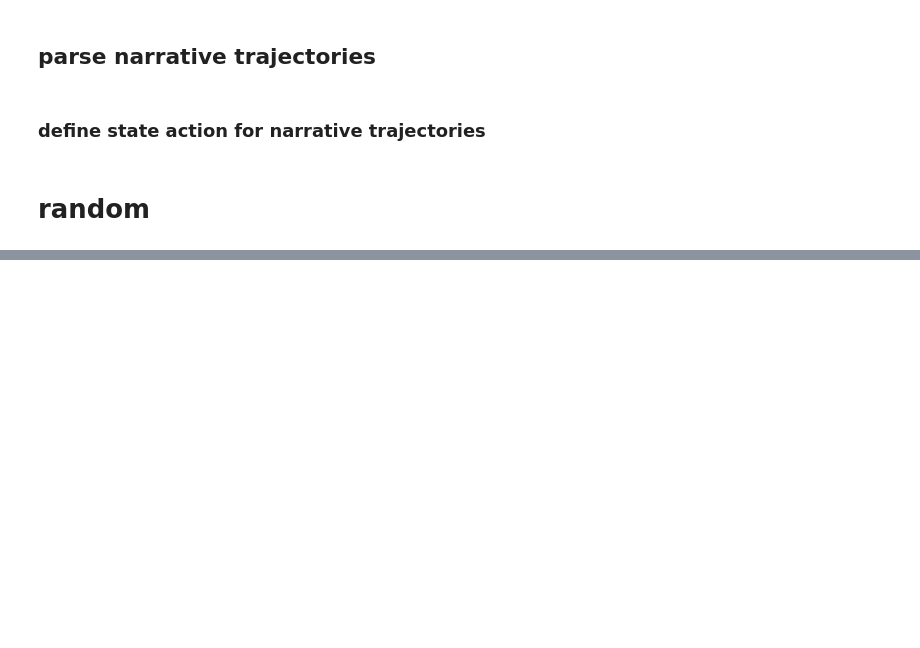
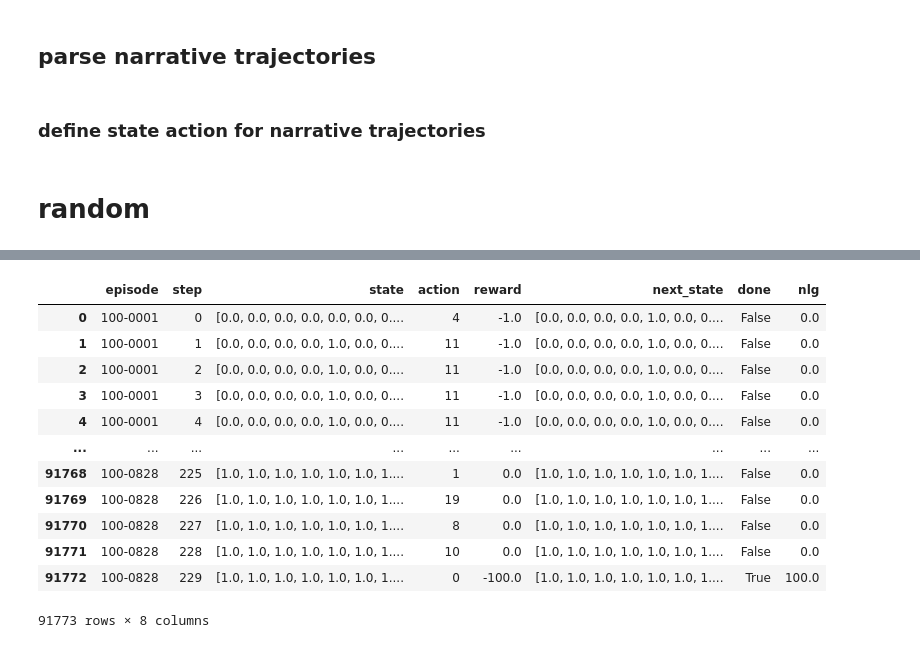
Before and after one commit to FahmidMorshed/CrystalIsland-RL, a Jupyter notebook: src/data_preprocessing.ipynb, the cells around one changed output, grey strips where cells are left out. Drawn from its saved outputs; the diff is of its cells as text; code cells hidden in the pictures; blank space fills up the shorter version.

```diff
--- a/src/data_preprocessing.ipynb
+++ b/src/data_preprocessing.ipynb
@@ -539,0 +571,16 @@ df.groupby(['episode','action']).count().groupby(['action']).describe()
+# %%
+df
+# %% [output]
+|  | episode | step | state | action | reward | next_state | done | nlg |
+| 0 | 100-0001 | 0 | [0.0, 0.0, 0.0, 0.0, 0.0, 0.0, 0.... | 4 | -1.0 | [0.0, 0.0, 0.0, 0.0, 1.0, 0.0, 0.... | False | 0.0 |
+| 1 | 100-0001 | 1 | [0.0, 0.0, 0.0, 0.0, 1.0, 0.0, 0.... | 11 | -1.0 | [0.0, 0.0, 0.0, 0.0, 1.0, 0.0, 0.... | False | 0.0 |
+| 2 | 100-0001 | 2 | [0.0, 0.0, 0.0, 0.0, 1.0, 0.0, 0.... | 11 | -1.0 | [0.0, 0.0, 0.0, 0.0, 1.0, 0.0, 0.... | False | 0.0 |
+| 3 | 100-0001 | 3 | [0.0, 0.0, 0.0, 0.0, 1.0, 0.0, 0.... | 11 | -1.0 | [0.0, 0.0, 0.0, 0.0, 1.0, 0.0, 0.... | False | 0.0 |
+| 4 | 100-0001 | 4 | [0.0, 0.0, 0.0, 0.0, 1.0, 0.0, 0.... | 11 | -1.0 | [0.0, 0.0, 0.0, 0.0, 1.0, 0.0, 0.... | False | 0.0 |
+| ... | ... | ... | ... | ... | ... | ... | ... | ... |
+| 91768 | 100-0828 | 225 | [1.0, 1.0, 1.0, 1.0, 1.0, 1.0, 1.... | 1 | 0.0 | [1.0, 1.0, 1.0, 1.0, 1.0, 1.0, 1.... | False | 0.0 |
+| 91769 | 100-0828 | 226 | [1.0, 1.0, 1.0, 1.0, 1.0, 1.0, 1.... | 19 | 0.0 | [1.0, 1.0, 1.0, 1.0, 1.0, 1.0, 1.... | False | 0.0 |
+| 91770 | 100-0828 | 227 | [1.0, 1.0, 1.0, 1.0, 1.0, 1.0, 1.... | 8 | 0.0 | [1.0, 1.0, 1.0, 1.0, 1.0, 1.0, 1.... | False | 0.0 |
+| 91771 | 100-0828 | 228 | [1.0, 1.0, 1.0, 1.0, 1.0, 1.0, 1.... | 10 | 0.0 | [1.0, 1.0, 1.0, 1.0, 1.0, 1.0, 1.... | False | 0.0 |
+| 91772 | 100-0828 | 229 | [1.0, 1.0, 1.0, 1.0, 1.0, 1.0, 1.... | 0 | -100.0 | [1.0, 1.0, 1.0, 1.0, 1.0, 1.0, 1.... | True | 100.0 |
+91773 rows × 8 columns
```
Also changed, not shown: parts of 4 cells of this notebook, 20 other files.
